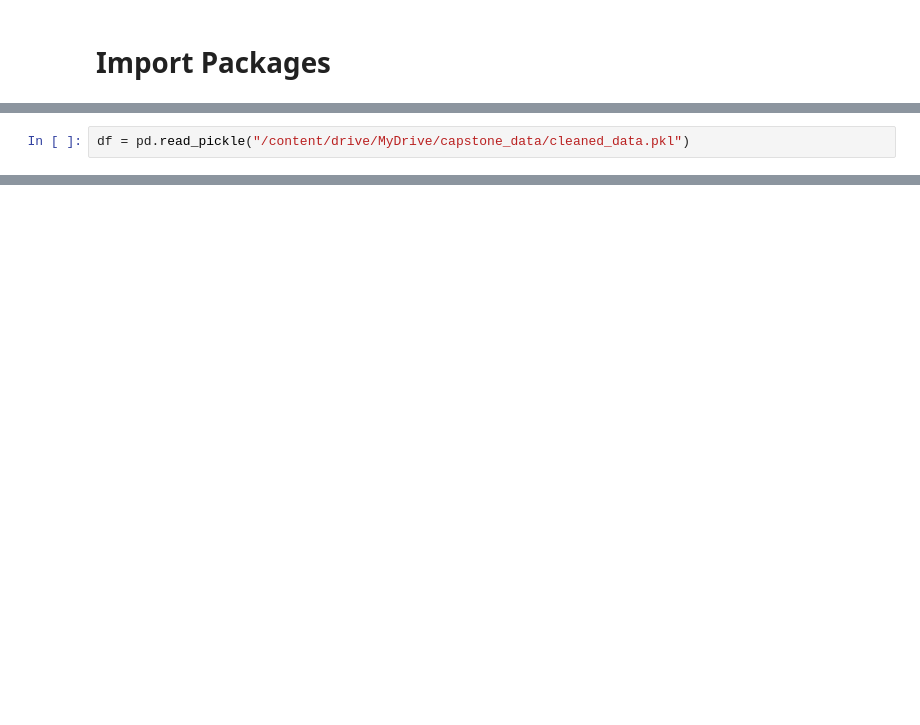
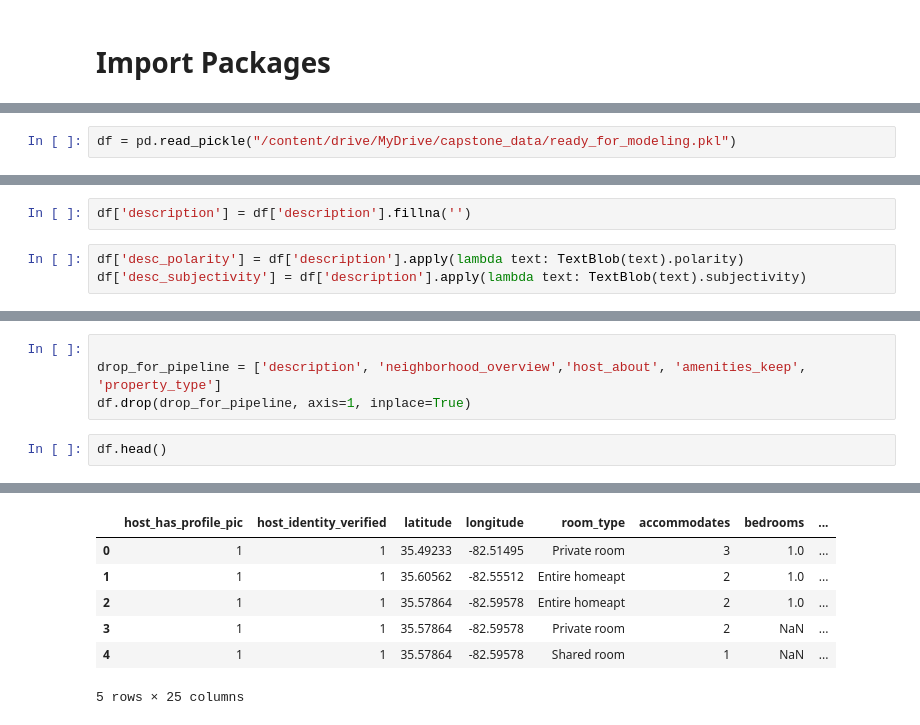
Before and after one commit to clairesarraille/airbnb_price_prediction, a Jupyter notebook: 03_Colab.ipynb, the cells around one changed output, grey strips where cells are left out. Cells and saved outputs as stored; diff of their text form; blank space fills up the shorter version.

```diff
--- a/03_Colab.ipynb
+++ b/03_Colab.ipynb
@@ -54,2 +85,2 @@ Mounted at /content/drive
 # %%
-df = pd.read_pickle("/content/drive/MyDrive/capstone_data/cleaned_data.pkl")
+df = pd.read_pickle("/content/drive/MyDrive/capstone_data/ready_for_modeling.pkl")
@@ -55,0 +122,5 @@ df = pd.read_pickle("/content/drive/MyDrive/capstone_data/cleaned_data.pkl")
+# %%
+df['description'] = df['description'].fillna('')
+# %%
+df['desc_polarity'] = df['description'].apply(lambda text: TextBlob(text).polarity)
+df['desc_subjectivity'] = df['description'].apply(lambda text: TextBlob(text).subjectivity)
@@ -55,0 +149,7 @@ df = pd.read_pickle("/content/drive/MyDrive/capstone_data/cleaned_data.pkl")
+# %%
+
+drop_for_pipeline = ['description', 'neighborhood_overview','host_about', 'amenities_keep', 'property_type']
+df.drop(drop_for_pipeline, axis=1, inplace=True)
+# %%
+df.head()
+# %% [output]
@@ -55,0 +157,7 @@ df = pd.read_pickle("/content/drive/MyDrive/capstone_data/cleaned_data.pkl")
+|  | host_has_profile_pic | host_identity_verified | latitude | longitude | room_type | accommodates | bedrooms | ... |
+| 0 | 1 | 1 | 35.49233 | -82.51495 | Private room | 3 | 1.0 | ... |
+| 1 | 1 | 1 | 35.60562 | -82.55512 | Entire homeapt | 2 | 1.0 | ... |
+| 2 | 1 | 1 | 35.57864 | -82.59578 | Entire homeapt | 2 | 1.0 | ... |
+| 3 | 1 | 1 | 35.57864 | -82.59578 | Private room | 2 | NaN | ... |
+| 4 | 1 | 1 | 35.57864 | -82.59578 | Shared room | 1 | NaN | ... |
+5 rows × 25 columns
```
Also changed, not shown: parts of 42 cells of this notebook.
